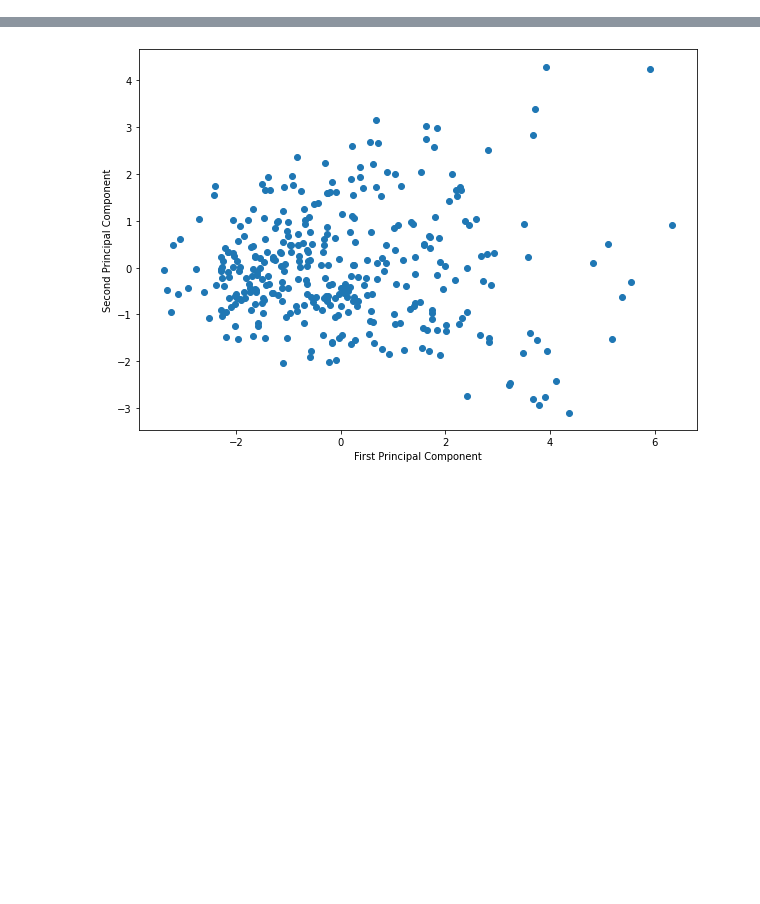
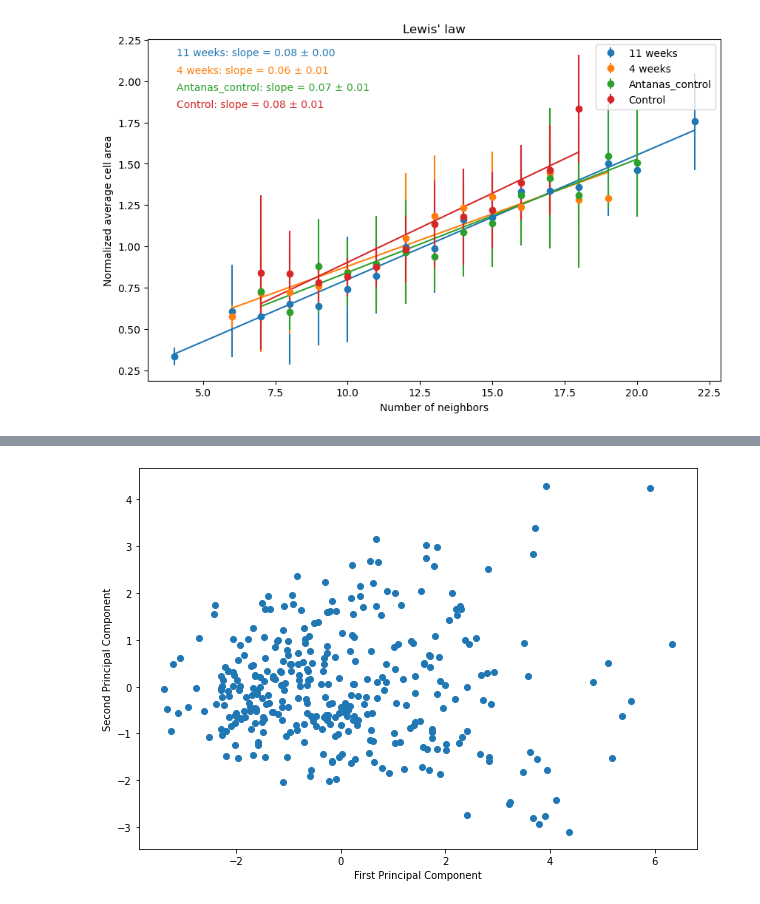
Before and after one commit to AntanasMurelis/EpiStats, a Jupyter notebook: Presentation.ipynb, the cells around one changed output, grey strips where cells are left out. Cells and saved outputs as stored; diff of their text form; code cells hidden in the pictures; blank space fills up the shorter version.

```diff
--- a/Presentation.ipynb
+++ b/Presentation.ipynb
@@ -7,0 +220,79 @@ ModuleNotFoundError: No module named 'pandas'
+# %%
+def plot_lewis_law_all(data_frames, min_area=0, min_volume=None, max_volume=None):
+    """
+    Plot Lewis' law for all data frames in a dictionary.
+
+    Parameters:
+    data_frames (dict): The dictionary containing the data frames. Each data frame must have columns 'num_neighbors', 'cell_area', and 'cell_volume'.
+    min_area (float): The minimum cell area threshold.
+    min_volume (float): The minimum cell volume threshold.
+    max_volume (float): The maximum cell volume threshold.
+
+    Returns:
+    None
+    """
+    # Create an empty DataFrame for the plot
+    avg_df = pd.DataFrame(columns=['num_neighbors', 'normalized_avg_area', 'std_dev', 'Source'])  # For averages and standard deviations
+
+    # Iterate over data frames in the dictionary
+    for key, df in data_frames.items():
+        # Filter cells based on minimum area and volume constraints
+        df = df[df['cell_area'] > min_area]
+        if min_volume is not None:
+            df = df[df['cell_volume'] > min_volume]
+        if max_volume is not None:
+            df = df[df['cell_volume'] < max_volume]
+
+        # Calculate average area and standard deviation for each number of neighbours
+        avg_areas = df.groupby('cell_nb_of_neighbors')['cell_area'].mean()
+        std_devs = df.groupby('cell_nb_of_neighbors')['cell_area'].std()
+
+        # Normalize by the total average area
+        avg_areas /= df['cell_area'].mean()
+        std_devs /= df['cell_area'].mean()
+
+        # Create a temporary DataFrame for the current dataset
+        temp_df = pd.concat([avg_areas, std_devs], axis=1).reset_index()
+        temp_df.columns = ['num_neighbors', 'normalized_avg_area', 'std_dev']
+        temp_df['Source'] = key  # Add source column for the legend
+
+        # Append the temporary DataFrame to the averages DataFrame
+        avg_df = pd.concat([avg_df, temp_df])
+
+    # Remove any rows with NaN values
+    avg_df = avg_df.dropna()
+
+    # Convert columns to the appropriate type
+    avg_df['num_neighbors'] = avg_df['num_neighbors'].astype(float)
+    avg_df['normalized_avg_area'] = avg_df['normalized_avg_area'].astype(float)
+    avg_df['std_dev'] = avg_df['std_dev'].astype(float)
+
+    plt.figure(figsize=(10, 6))  # Increase plot size
+
+    # Get the color palette used by seaborn
+    palette = sns.color_palette(n_colors=len(data_frames))
+
+    # Create the scatter plot for averages with error bars and plot linear fit
+    for i, (key, group) in enumerate(avg_df.groupby('Source')):
+        plt.errorbar(group['num_neighbors'], group['normalized_avg_area'], yerr=group['std_dev'], fmt='o', color=palette[i], label=key)
+
+        # Fit a line to the data
+        slope, intercept, r_value, p_value, std_err = stats.linregress(group['num_neighbors'], group['normalized_avg_area'])
+        x_values = np.linspace(group['num_neighbors'].min(), group['num_neighbors'].max(), 100)
+        y_values = intercept + slope * x_values
+        plt.plot(x_values, y_values, color=palette[i])  # Make the line color the same as the points
+
+        # Show slope and 1 standard deviation interval
+        plt.text(0.05, 0.95 - i * 0.05, f'{key}: slope = {slope:.2f} ± {std_err:.2f}', transform=plt.gca().transAxes, color=palette[i])
+
+    plt.xlabel('Number of neighbors')
+    plt.ylabel('Normalized average cell area')
+    plt.title("Lewis' law")
+    plt.legend()
+
+    plt.show()
+
+
+plot_lewis_law_all(data_frames, min_area=0, min_volume=300, max_volume=15000)
+# %% [output]
+[figure, added]
```
Also changed, not shown: parts of 18 cells of this notebook, 4 other files.
